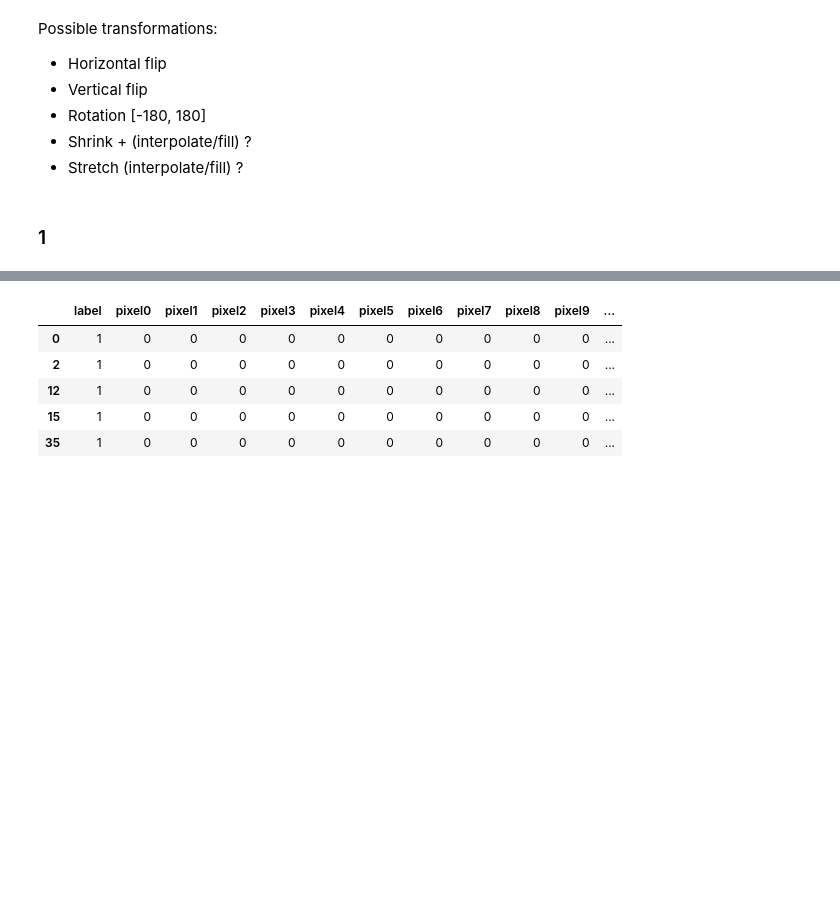
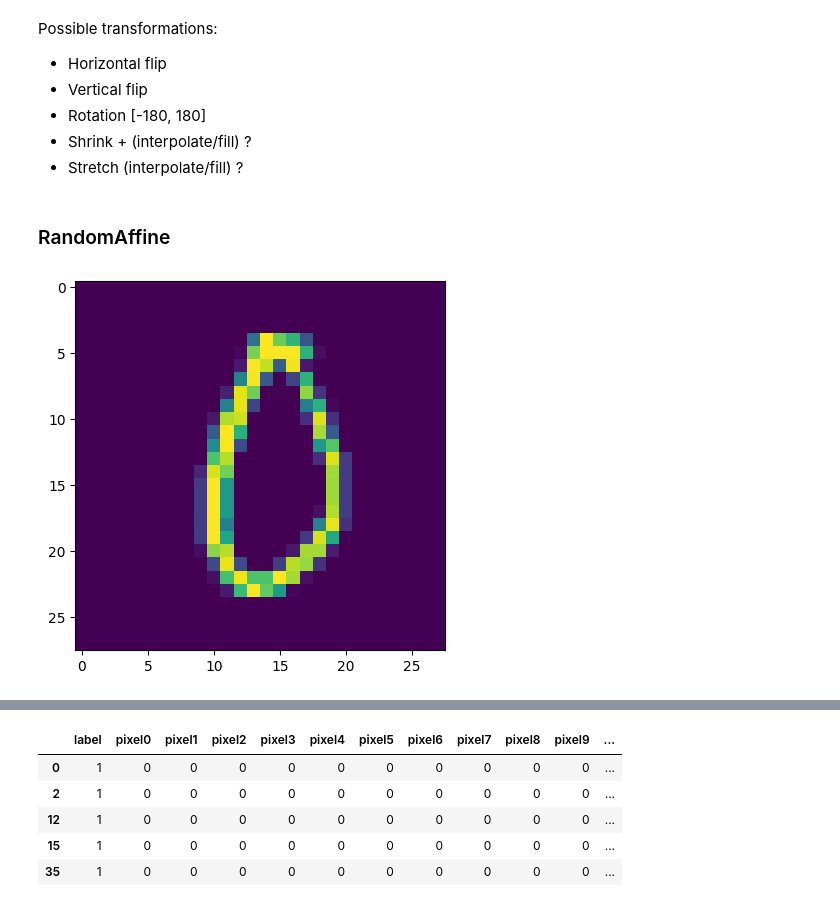
Before and after one commit to Milutin-S/kaggleCompetitions, a Jupyter notebook: Digit_Recognizer/scripts/analysis.ipynb, the cells around one changed output, grey strips where cells are left out. Saved outputs shown, nothing was run; the diff lists cells and outputs as text; code cells hidden in the pictures; blank space fills up the shorter version.

```diff
--- a/Digit_Recognizer/scripts/analysis.ipynb
+++ b/Digit_Recognizer/scripts/analysis.ipynb
@@ -176,4 +200,11 @@ Possible transformations:
 - Shrink + (interpolate/fill) ?
 - Stretch (interpolate/fill) ?
 # %% [markdown]
-### 1
+### RandomAffine
+# %%
+np_image = np.reshape(np.array(df_0.iloc[7][1:]), (1, 28, 28))
+tensor_image_normal = torch.from_numpy(np_image)
+tensor_image_normal.shape
+data_viz(tensor_image_normal)
+# %% [output]
+[figure, added]
```
Also changed, not shown: parts of 34 cells of this notebook.
